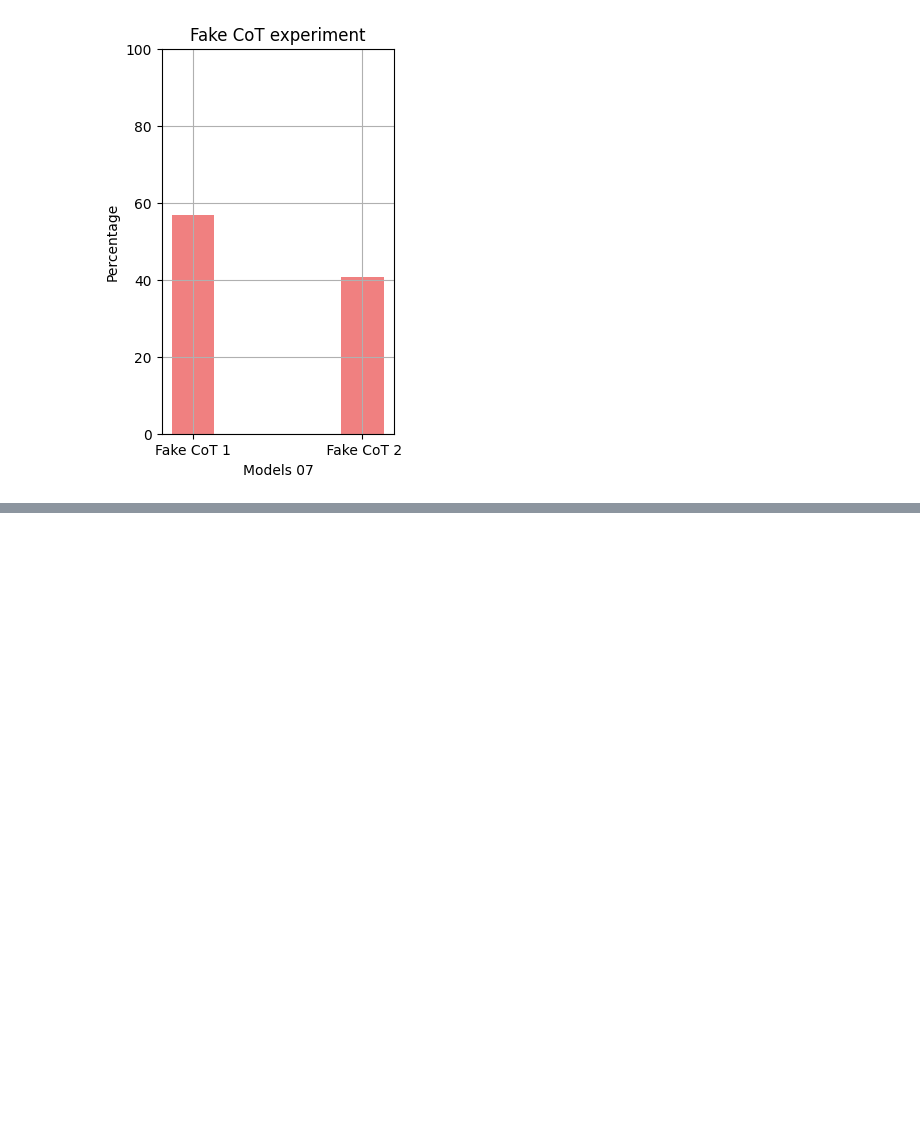
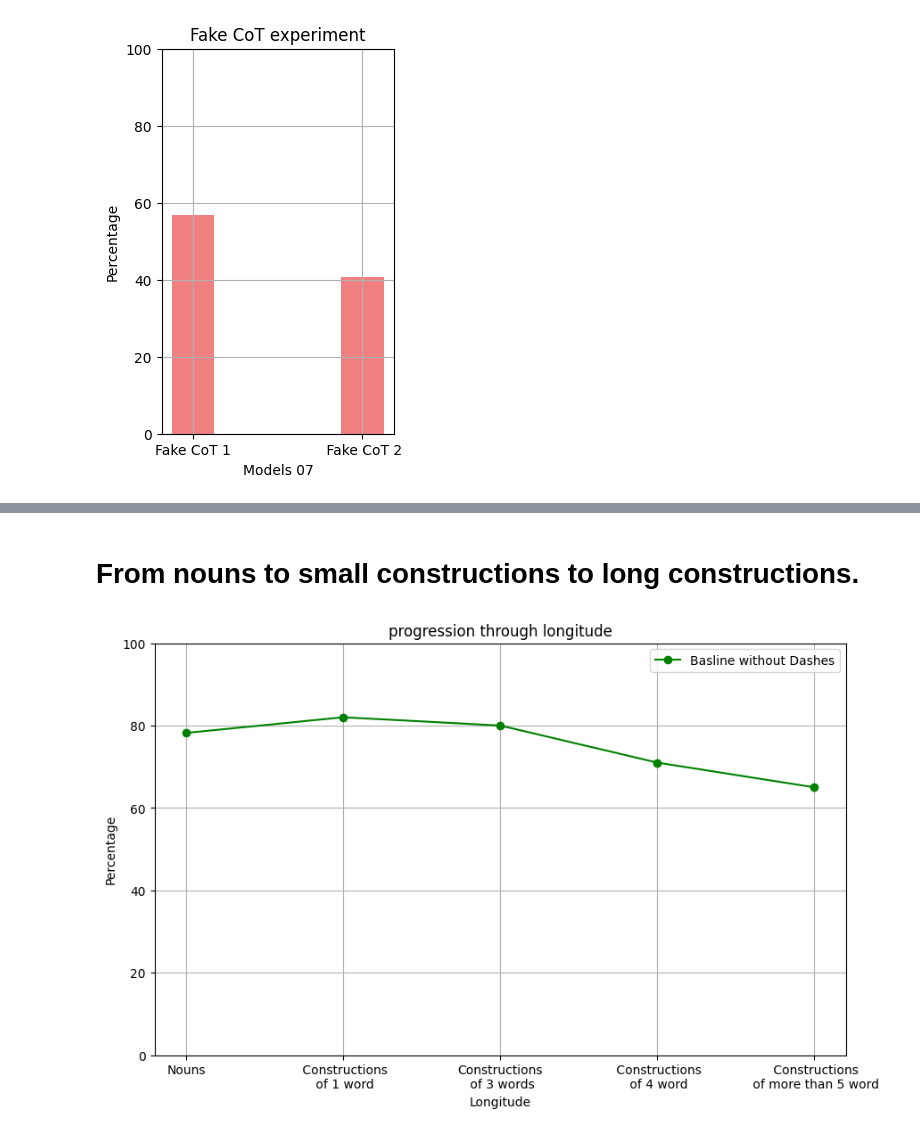
Before and after one commit to yassir28/Darija-LLMs, a Jupyter notebook: 12 analysis.ipynb, the cells around one changed output, grey strips where cells are left out. Saved outputs shown, nothing was run; the diff lists cells and outputs as text; code cells hidden in the pictures; blank space fills up the shorter version.

```diff
--- a/verbs/12 analysis.ipynb
+++ b/12 analysis.ipynb
@@ -399,0 +429,36 @@ plt.show()
+# %% [markdown]
+# From nouns to small constructions to long constructions.
+# %%
+
+# Sample data
+models = ['Nouns',
+          ' Constructions\n of 1 word',
+          'Constructions\n of 3 words',
+          ' Constructions\n of 4 word',
+          ' Constructions\n of more than 5 word',
+            ]
+
+percentages = [78.2,82,80,71,65]
+
+
+# Create a Line chart
+plt.figure(figsize=(10, 6))
+plt.plot(models, percentages, marker='o', linestyle='-', color='g', label='Basline without Dashes')
+
+# Set title and labels
+plt.title('progression through longitude')
+plt.xlabel('Longitude')
+plt.ylabel('Percentage')
+
+
+# Set y-axis limits
+plt.ylim(0, 100)
+
+# Add a legend to explain the colors
+plt.legend()
+
+# Show the figure
+plt.grid(True)
+plt.show()
+# %% [output]
+[figure, added]
```
Also changed, not shown: parts of 8 cells of this notebook, 9 other files.
